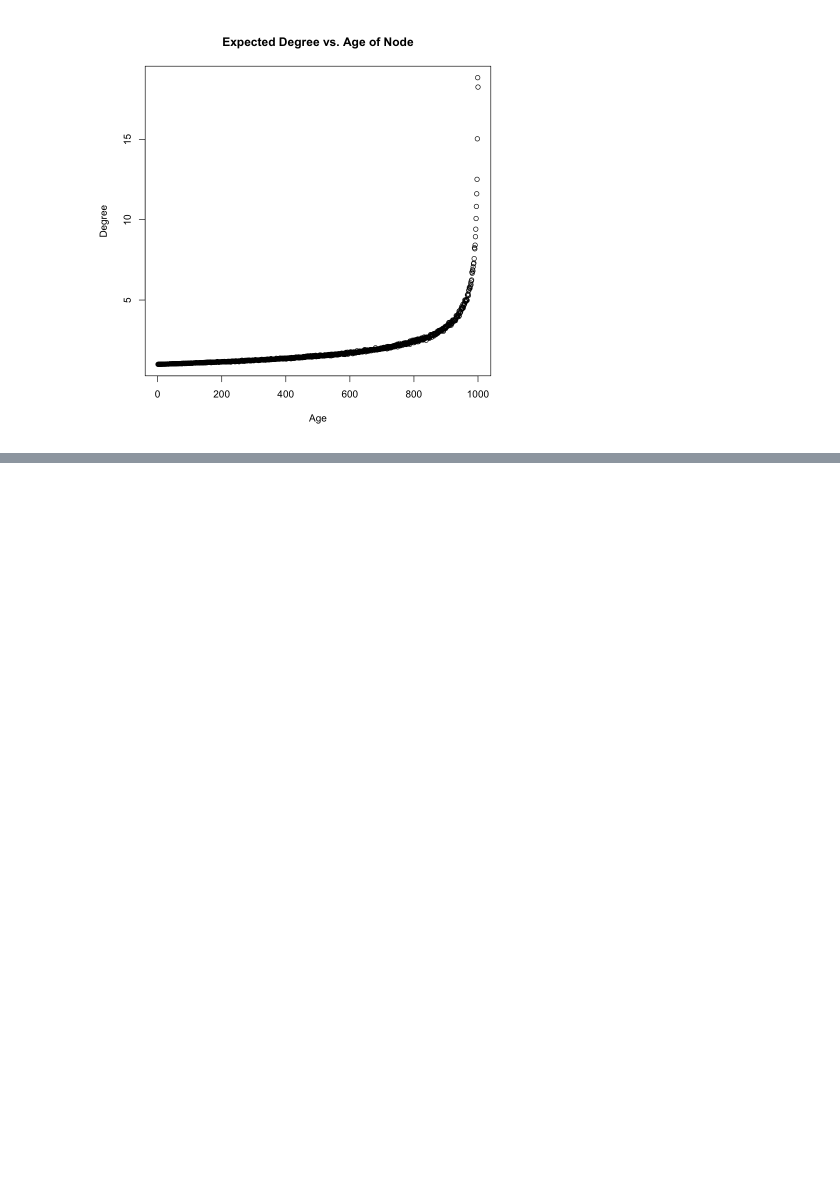
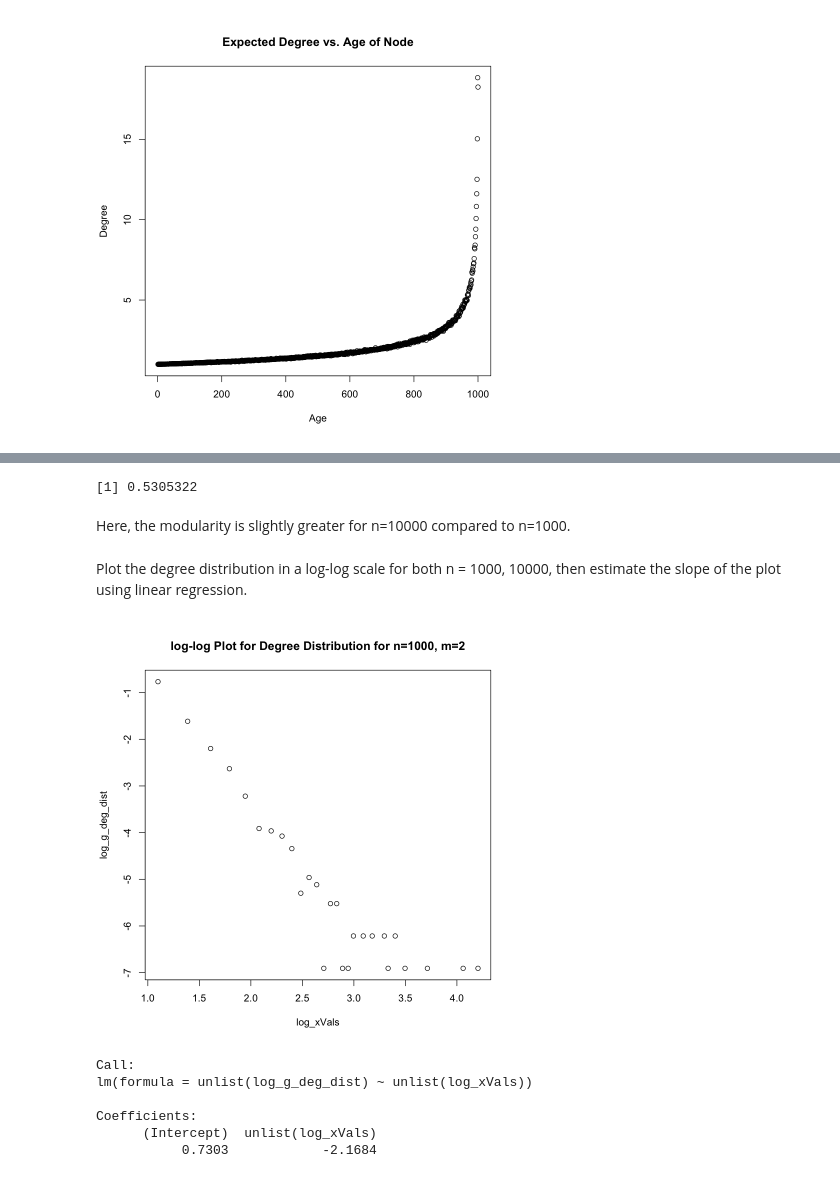
Before and after one commit to morgworth/ece232_team, a Jupyter notebook: Project 1/Morgan Project1.ipynb, the cells around one changed output, grey strips where cells are left out. Cells and saved outputs as stored; diff of their text form; code cells hidden in the pictures; blank space fills up the shorter version.

```diff
--- a/Project 1/Morgan Project1.ipynb
+++ b/Project 1/Morgan Project1.ipynb
@@ -396,6 +415,6 @@ From the above plot and linear regression, there is a rough linear downard trend
 # %%
 rand_pick_g2_deg_dist = rep(0, length(g2_deg_dist))
-num_picks = 10000
+num_picks = 100000
 node = sample(gorder(g2),1)
 rand_pick_g2_deg_dist[length(neighbors(g2,node))] = rand_pick_g2_deg_dist[length(neighbors(g2,node))] + 1
 for(i in 1:num_picks){
@@ -461,0 +488,7 @@ plot(rev(ages),deg,main="Expected Degree vs. Age of Node", xlab="Age", ylab="Deg
+# %%
+for (i in seq(0, 10000, 1)){
+    g = sample_pa(1000, m=2, directed=FALSE)
+    if(!is_connected(g)){
+        print("Not connected")
+    }
+}
@@ -461,0 +539,34 @@ plot(rev(ages),deg,main="Expected Degree vs. Age of Node", xlab="Age", ylab="Deg
+# %%
+g2 = sample_pa(10000, m=2, directed=FALSE)
+modularity(cluster_fast_greedy(g2))
+# %% [output]
+[1] 0.5305322
+# %% [markdown]
+Here, the modularity is slightly greater for n=10000 compared to n=1000.
+# %% [markdown]
+Plot the degree distribution in a log-log scale for both n = 1000, 10000, then estimate
+the slope of the plot using linear regression.
+# %%
+g_deg_dist = degree.distribution(g)
+xVals = 1:length(g_deg_dist)
+log_g_deg_dist = list()
+log_xVals = list()
+for(i in 1:length(g_deg_dist)){
+    if(g_deg_dist[i] != 0){
+        log_g_deg_dist = append(log_g_deg_dist, log(g_deg_dist[i]))
+        log_xVals = append(log_xVals, log(i))
+    }
+}
+
+plot(log_xVals, log_g_deg_dist, main="log-log Plot for Degree Distribution for n=1000, m=2")
+# %% [output]
+[figure, added]
+# %%
+lm(unlist(log_g_deg_dist) ~ unlist(log_xVals))
+# %% [output]
+Call:
+lm(formula = unlist(log_g_deg_dist) ~ unlist(log_xVals))
+
+Coefficients:
+      (Intercept)  unlist(log_xVals)
+           0.7303            -2.1684
```
Also changed, not shown: parts of 70 cells of this notebook.
